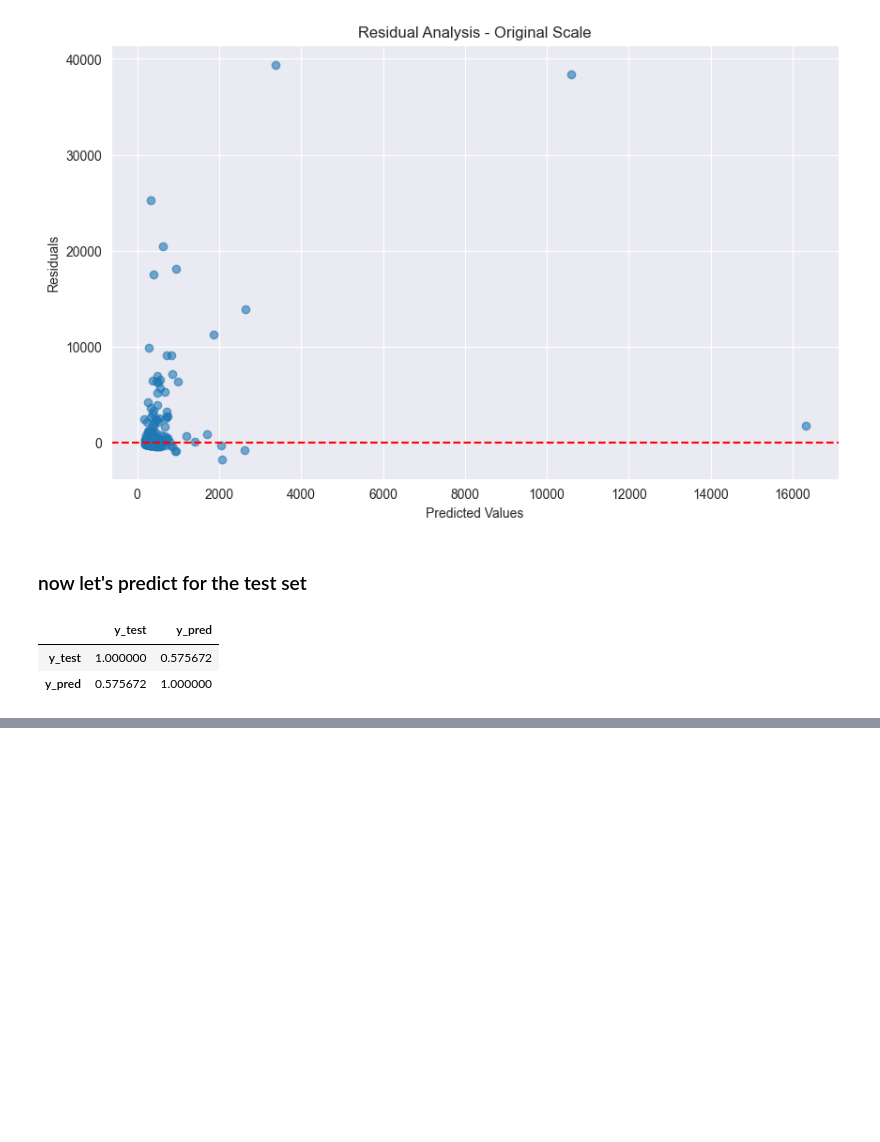
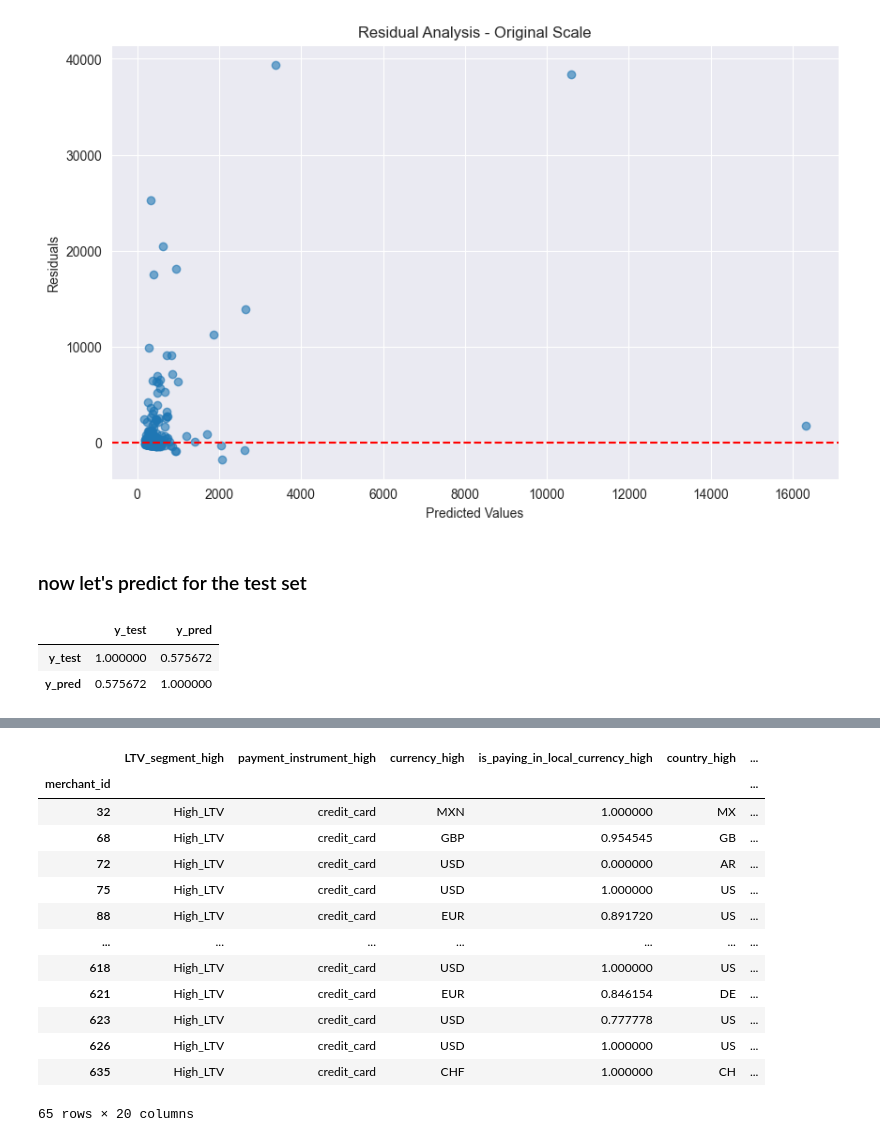
Before and after one commit to gioiablayer96/data-wizard-gioia, a Jupyter notebook: Home_Assignments/Nuvei_home_assignment/nuvei_home_assignment_gioia_blayer.ipynb, the cells around one changed output, grey strips where cells are left out. Cells and saved outputs as stored; diff of their text form; code cells hidden in the pictures; blank space fills up the shorter version.

```diff
--- a/Home_Assignments/Nuvei_home_assignment/nuvei_home_assignment_gioia_blayer.ipynb
+++ b/Home_Assignments/Nuvei_home_assignment/nuvei_home_assignment_gioia_blayer.ipynb
@@ -3000,0 +3113,2 @@ Predictions are reasonably aligned with acual values: the model captures meaning
+# %%
+df_features_with_pred = pd.merge(df_features[df_features.user_id.isin(test_df.user_id)], test_df[['user_id','pred']], how='left', on='user_id')
@@ -3000,0 +3125,49 @@ Predictions are reasonably aligned with acual values: the model captures meaning
+# %%
+# Define high and low LTV segments per merchant
+df_features_with_pred['q3'] = df_features_with_pred.groupby('merchant_id')['pred'].transform(lambda x: x.quantile(0.75))
+df_features_with_pred['q1'] = df_features_with_pred.groupby('merchant_id')['pred'].transform(lambda x: x.quantile(0.25))
+
+df_features_with_pred['LTV_segment'] = np.where(
+    df_features_with_pred['pred'] >= df_features_with_pred['q3'], 'High_LTV',
+    np.where(df_features_with_pred['pred'] <= df_features_with_pred['q1'], 'Low_LTV', 'Medium_LTV')
+)
+
+# Keep only high and low segments
+df_high_low_LTV = df_features_with_pred[df_features_with_pred['LTV_segment'].isin(['High_LTV', 'Low_LTV'])]
+# %%
+# Aggregate characteristics for High and Low LTV users per merchant_id
+grouped_features = df_high_low_LTV.groupby(['merchant_id', 'LTV_segment']).agg({
+    'payment_instrument': lambda x: x.mode()[0] if not x.mode().empty else np.nan,
+    'currency': lambda x: x.mode()[0] if not x.mode().empty else np.nan,
+    'is_paying_in_local_currency': lambda x: x.mean(),  # Percentage paying in local currency
+    'country': lambda x: x.mode()[0] if not x.mode().empty else np.nan,
+    'state': lambda x: x.mode()[0] if not x.mode().empty else np.nan,
+    'device_type': lambda x: x.mode()[0] if not x.mode().empty else np.nan,
+    'payment_timestamp_weekday': lambda x: x.mode()[0] if not x.mode().empty else np.nan,
+    'payment_timestamp_season': lambda x: x.mode()[0] if not x.mode().empty else np.nan,
+    'payment_timestamp_time_range': lambda x: x.mode()[0] if not x.mode().empty else np.nan
+}).reset_index()
+# %%
+# Pivot the results to compare High and Low LTV side-by-side
+high_ltv = grouped_features[grouped_features['LTV_segment'] == 'High_LTV'].set_index('merchant_id')
+low_ltv = grouped_features[grouped_features['LTV_segment'] == 'Low_LTV'].set_index('merchant_id')
+
+# Merge to compare high vs. low LTV segments
+comparison = high_ltv.merge(low_ltv, on='merchant_id', suffixes=('_high', '_low'))
+
+comparison
+# %% [output]
+|  | LTV_segment_high | payment_instrument_high | currency_high | is_paying_in_local_currency_high | country_high | ... |
+| merchant_id |  |  |  |  |  | ... |
+| 32 | High_LTV | credit_card | MXN | 1.000000 | MX | ... |
+| 68 | High_LTV | credit_card | GBP | 0.954545 | GB | ... |
+| 72 | High_LTV | credit_card | USD | 0.000000 | AR | ... |
+| 75 | High_LTV | credit_card | USD | 1.000000 | US | ... |
+| 88 | High_LTV | credit_card | EUR | 0.891720 | US | ... |
+| ... | ... | ... | ... | ... | ... | ... |
+| 618 | High_LTV | credit_card | USD | 1.000000 | US | ... |
+| 621 | High_LTV | credit_card | EUR | 0.846154 | DE | ... |
+| 623 | High_LTV | credit_card | USD | 0.777778 | US | ... |
+| 626 | High_LTV | credit_card | USD | 1.000000 | US | ... |
+| 635 | High_LTV | credit_card | CHF | 1.000000 | CH | ... |
+65 rows × 20 columns
```
Also changed, not shown: parts of 16 cells of this notebook.
